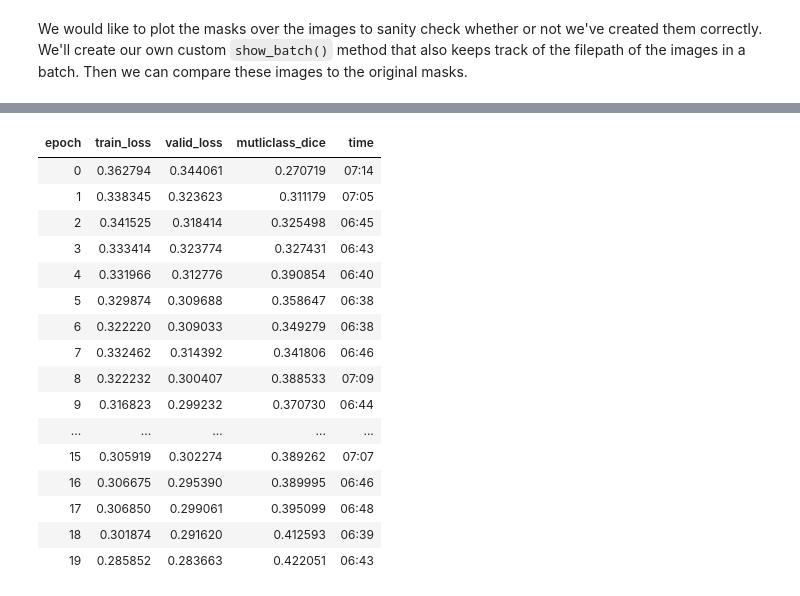
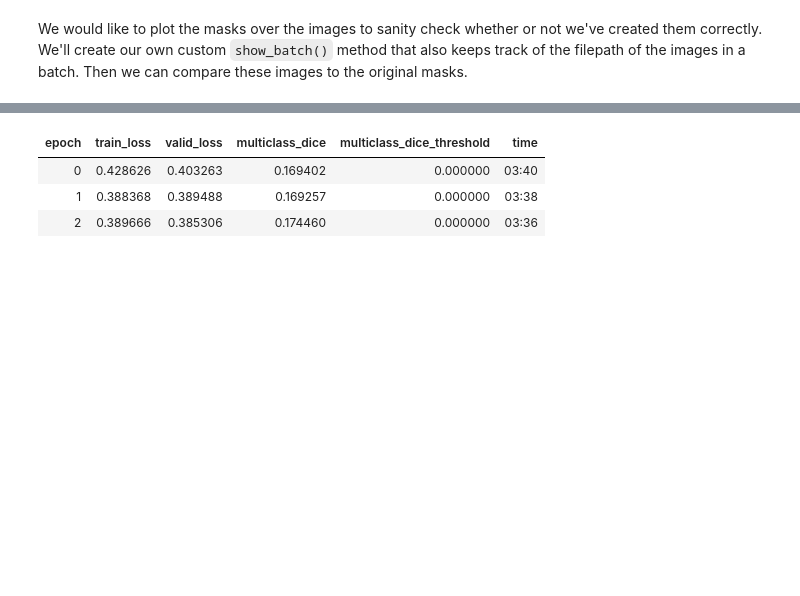
Before and after one commit to JoshVarty/KaggleClouds, a Jupyter notebook: 01_BasicModel.ipynb, the cells around one changed output, grey strips where cells are left out. Saved outputs shown, nothing was run; the diff lists cells and outputs as text; code cells hidden in the pictures; blank space fills up the shorter version.

```diff
--- a/01_BasicModel.ipynb
+++ b/01_BasicModel.ipynb
@@ -100,6 +91,6 @@ transforms[0][0] = myRandTransform
 # %%
-data = (src.transform(transforms, tfm_y=True, size=size)
-        .databunch(bs=bs)
+data = (src.transform(transforms, tfm_y=True, size=training_image_size, resize_method=ResizeMethod.PAD, padding_mode="zeros")
+        .databunch(bs=batch_size)
         .normalize(imagenet_stats))
 # %% [markdown]
 We would like to plot the masks over the images to sanity check whether or not we've created them correctly. We'll create our own custom `show_batch()` method that also keeps track of the filepath of the images in a batch. Then we can compare these images to the original masks.
@@ -186,27 +159,0 @@ plotImage('0031ae9.jpg')
-# %%
-def multiclass_dice(logits, targets, iou=False, eps=1e-8):
-    """
-    Dice coefficient metric for multiclass binary target.
-    If iou=True, returns iou metric, classic for segmentation problems.
-    """
-
-    n = targets.shape[0]   #Batch size of 4
-
-    #Flatten logits and targets
-    logits = logits.view(n,-1)
-    targets = targets.view(n,-1).float()
-
-    #Convert logits to probabilities
-    probs = torch.sigmoid(logits)
-    intersect = (probs * targets).sum(dim=1).float()
-    union = (probs + targets).sum(dim=1).float()
-
-    if not iou:
-        l = 2. * intersect / union
-    else:
-        l = intersect / (union-intersect+eps)
-
-    # The Dice coefficient is defined to be 1 when both X and Y are empty.
-    # That said, we'd get a divide-by-zero-exception if union was 0 anyways...
-    l[union == 0.] = 1.
-    return l.mean()
@@ -213,2 +168,4 @@ def multiclass_dice(logits, targets, iou=False, eps=1e-8):
+# %%
+dice_50 = partial(multiclass_dice_threshold, threshold=0.50)
 # %%
-learn = unet_learner(data, models.resnet18, metrics=[multiclass_dice], loss_func=BCEWithLogitsFlat(), model_dir=path)
+learn = unet_learner(data, models.xresnet18, pretrained=False, metrics=[multiclass_dice, dice_50], loss_func=BCEWithLogitsFlat(), model_dir=path).mixup(stack_y=False)
@@ -224,22 +179,9 @@ LR Finder is complete, type {learner_name}.recorder.plot() to see the graph.
 # %%
 lr=3e-3
 # %%
-learn.fit_one_cycle(20, slice(lr))
+learn.fit_one_cycle(3, lr)
 # %% [output]
-| epoch | train_loss | valid_loss | mutliclass_dice | time |
-| 0 | 0.362794 | 0.344061 | 0.270719 | 07:14 |
-| 1 | 0.338345 | 0.323623 | 0.311179 | 07:05 |
-| 2 | 0.341525 | 0.318414 | 0.325498 | 06:45 |
-| 3 | 0.333414 | 0.323774 | 0.327431 | 06:43 |
-| 4 | 0.331966 | 0.312776 | 0.390854 | 06:40 |
-| 5 | 0.329874 | 0.309688 | 0.358647 | 06:38 |
-| 6 | 0.322220 | 0.309033 | 0.349279 | 06:38 |
-| 7 | 0.332462 | 0.314392 | 0.341806 | 06:46 |
-| 8 | 0.322232 | 0.300407 | 0.388533 | 07:09 |
-| 9 | 0.316823 | 0.299232 | 0.370730 | 06:44 |
-| ... | ... | ... | ... | ... |
-| 15 | 0.305919 | 0.302274 | 0.389262 | 07:07 |
-| 16 | 0.306675 | 0.295390 | 0.389995 | 06:46 |
-| 17 | 0.306850 | 0.299061 | 0.395099 | 06:48 |
-| 18 | 0.301874 | 0.291620 | 0.412593 | 06:39 |
-| 19 | 0.285852 | 0.283663 | 0.422051 | 06:43 |
+| epoch | train_loss | valid_loss | multiclass_dice | multiclass_dice_threshold | time |
+| 0 | 0.428626 | 0.403263 | 0.169402 | 0.000000 | 03:40 |
+| 1 | 0.388368 | 0.389488 | 0.169257 | 0.000000 | 03:38 |
+| 2 | 0.389666 | 0.385306 | 0.174460 | 0.000000 | 03:36 |
```
Also changed, not shown: parts of 32 cells of this notebook.
